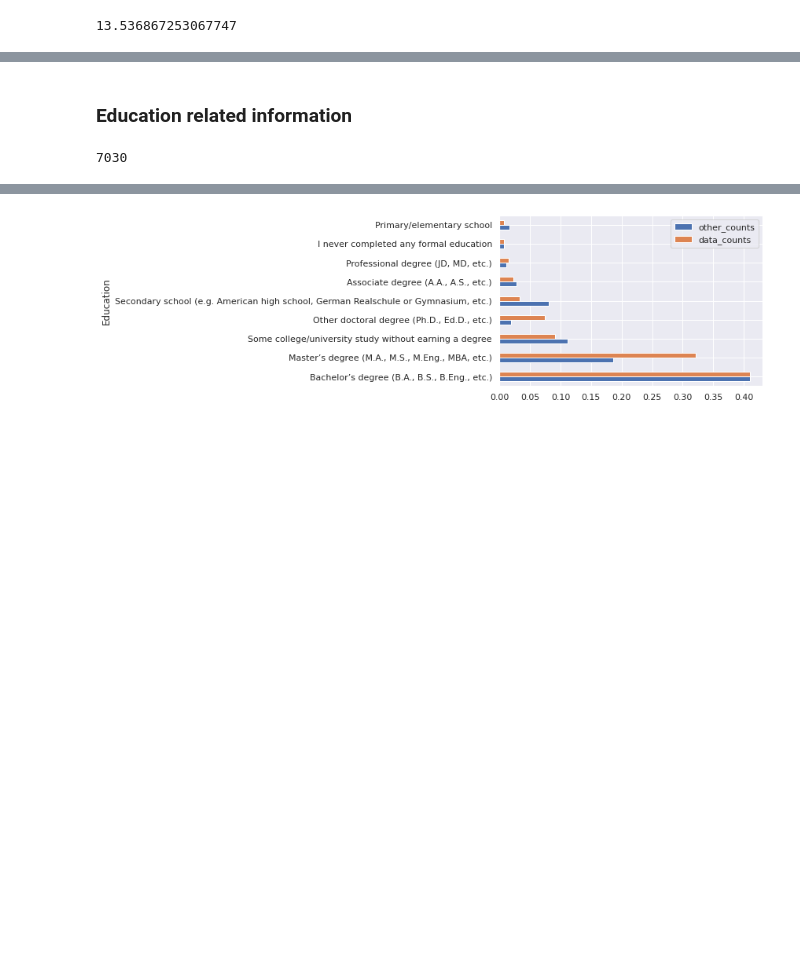
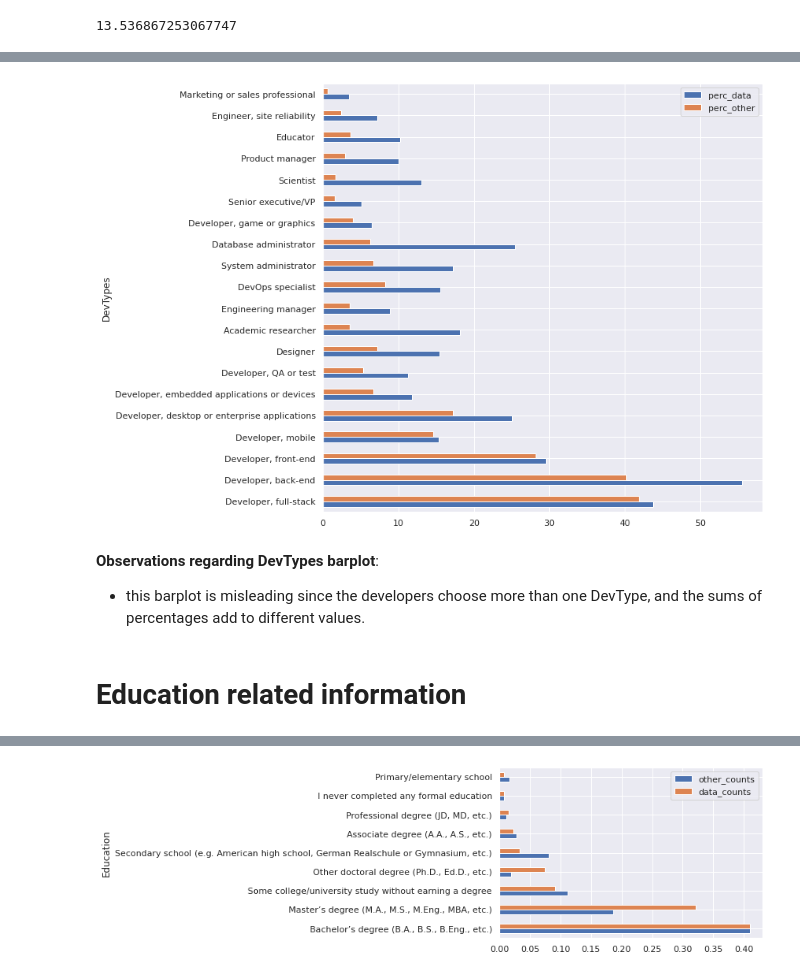
Before and after one commit to SolanaO/Developers_Survey_Analysis, a Jupyter notebook: stackBlogDataAnalysis.ipynb, the cells around one changed output, grey strips where cells are left out. Drawn from its saved outputs; the diff is of its cells as text; code cells hidden in the pictures; blank space fills up the shorter version.

```diff
--- a/stackBlogDataAnalysis.ipynb
+++ b/stackBlogDataAnalysis.ipynb
@@ -521,4 +482,0 @@ data_coders_groups
-# %%
-# the developers who do not work in data related fields
-other_coders = df[~df["DevType"].str.contains("Data| data", na=False)]
-other_coders.shape
@@ -526,0 +483,5 @@ other_coders.shape
+# %%
+# since we already used Data to split the developers
+# we create an adjusted dev_choice list
+dev_choice_short = [x for x in dev_choice if not 'Data ' in x]
+dev_choice_short
@@ -526,0 +509,10 @@ other_coders.shape
+# %%
+# what other DevTypes do the data coders choose
+data_coders_groups = uf.counts_strings(dev_choice_short,data_coders,'DevType')
+data_coders_groups
+# rename the columns
+data_coders_groups.rename(columns = {'index':'DevTypes', 0:'counts_data'}, inplace=True)
+# add a column with percentages computed with respect to all data coders
+data_coders_groups['perc_data'] = (data_coders_groups.counts_data/data_coders.shape[0] * 100).round(2)
+# show the results ordered by counts and percentages
+data_coders_groups.sort_values('counts_data', ascending=False)
@@ -526,0 +537,9 @@ other_coders.shape
+# %%
+# what DevTypes do the other developers choose
+other_coders_groups = uf.counts_strings(dev_choice_short, other_coders,'DevType')
+# rename the columns in the results table
+other_coders_groups.rename(columns = {'index':'DevTypes', 0:'counts_other'}, inplace=True)
+# add a column with percentages computed with respect to all other coders
+other_coders_groups['perc_other'] = (other_coders_groups.counts_other/other_coders.shape[0] * 100).round(2)
+# show the results ordered by counts
+other_coders_groups.sort_values('counts_other', ascending=False)
@@ -527,7 +564,15 @@ other_coders.shape
+# %%
+# plot the data side by side
+temp_groups = pd.merge(data_coders_groups, other_coders_groups, on='DevTypes')
+
+# horizontal barplot with the percentages
+sided_plot = temp_groups.plot(x = 'DevTypes', y = ['perc_data','perc_other'],
+                              kind='barh', figsize=(10, 10));
+plt.xlabel('');
+# %% [output]
+[figure, added]
+# %% [markdown]
+**Observations regarding DevTypes barplot**:
+- this barplot is misleading since the developers choose more than one DevType, and the sums of percentages add to different values.
 # %% [markdown]
-### Education related information
+# Education related information
-# %%
-# how many null entries in the education level column
-df.EdLevel.isnull().sum()
-# %% [output]
-7030
```
Also changed, not shown: parts of 20 cells of this notebook.
